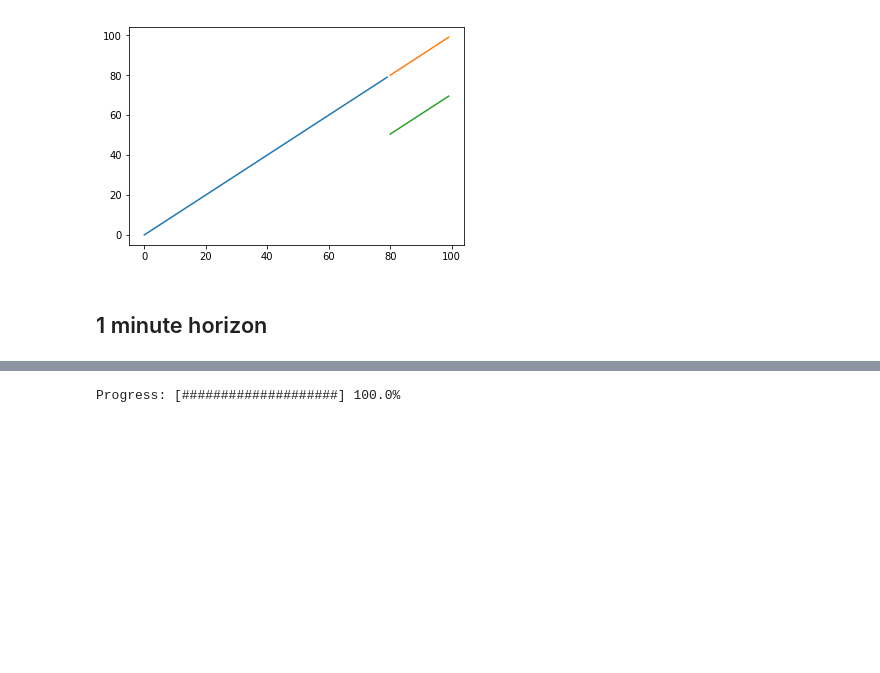
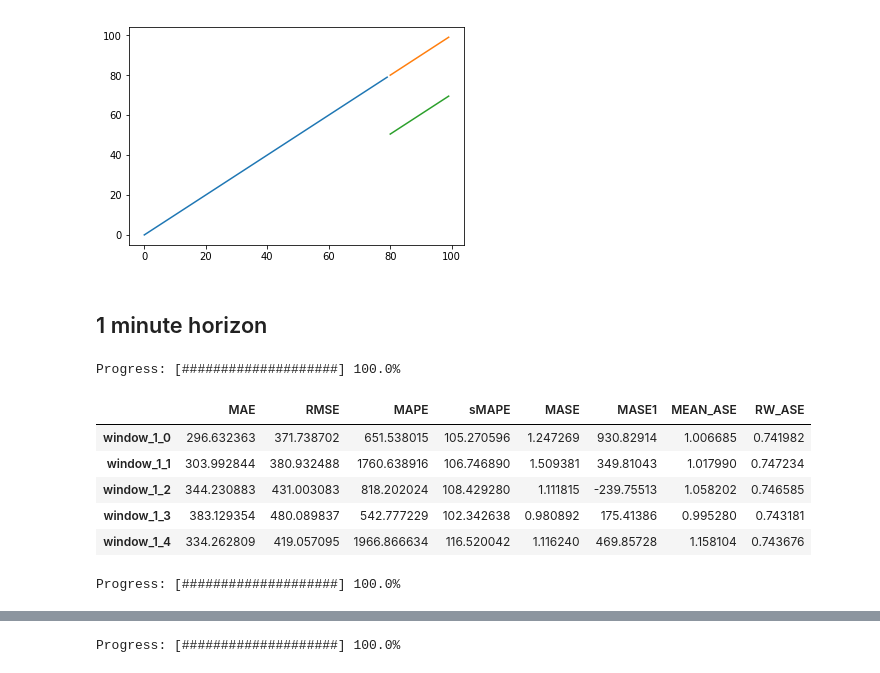
Before and after one commit to sachaBD/engg4802, a Jupyter notebook: Baselines.ipynb, the cells around one changed output, grey strips where cells are left out. Saved outputs shown, nothing was run; the diff lists cells and outputs as text; code cells hidden in the pictures; blank space fills up the shorter version.

```diff
--- a/Baselines.ipynb
+++ b/Baselines.ipynb
@@ -140,3 +343,17 @@ horizon = 1
 walk = RandomWalk(horizon)
 mean = MeanEstimator(horizon)
 mva = MovingAvgEstimator(horizon, 15)
+# %%
+one_min_walk_tester = ModelTester(data, walk, horizon, 0.20)
+speed_up_calc(one_min_walk_tester, data, horizon)
+# %% [output]
+Progress: [####################] 100.0%
+# %%
+one_min_walk_tester.errors.head()
+# %% [output]
+|  | MAE | RMSE | MAPE | sMAPE | MASE | MASE1 | MEAN_ASE | RW_ASE |
+| window_1_0 | 296.632363 | 371.738702 | 651.538015 | 105.270596 | 1.247269 | 930.82914 | 1.006685 | 0.741982 |
+| window_1_1 | 303.992844 | 380.932488 | 1760.638916 | 106.746890 | 1.509381 | 349.81043 | 1.017990 | 0.747234 |
+| window_1_2 | 344.230883 | 431.003083 | 818.202024 | 108.429280 | 1.111815 | -239.75513 | 1.058202 | 0.746585 |
+| window_1_3 | 383.129354 | 480.089837 | 542.777229 | 102.342638 | 0.980892 | 175.41386 | 0.995280 | 0.743181 |
+| window_1_4 | 334.262809 | 419.057095 | 1966.866634 | 116.520042 | 1.116240 | 469.85728 | 1.158104 | 0.743676 |
@@ -142,0 +362,5 @@ mva = MovingAvgEstimator(horizon, 15)
+# %%
+one_min_mean_tester = ModelTester(data, mean, horizon, 0.20)
+speed_up_calc(one_min_mean_tester, data, horizon)
+# %% [output]
+Progress: [####################] 100.0%
```
Also changed, not shown: parts of 41 cells of this notebook, 9 other files.
